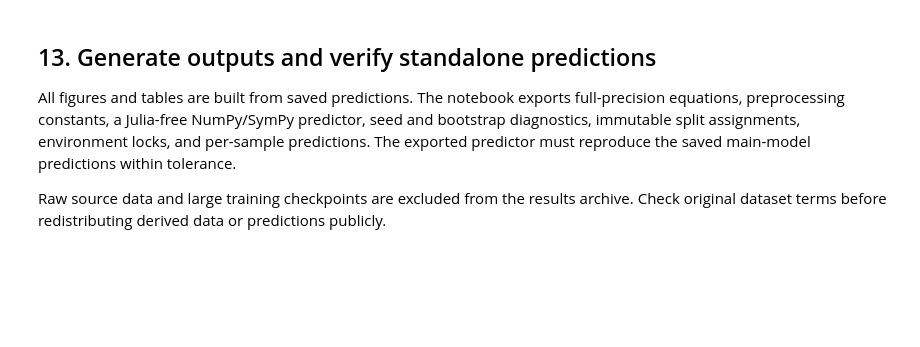
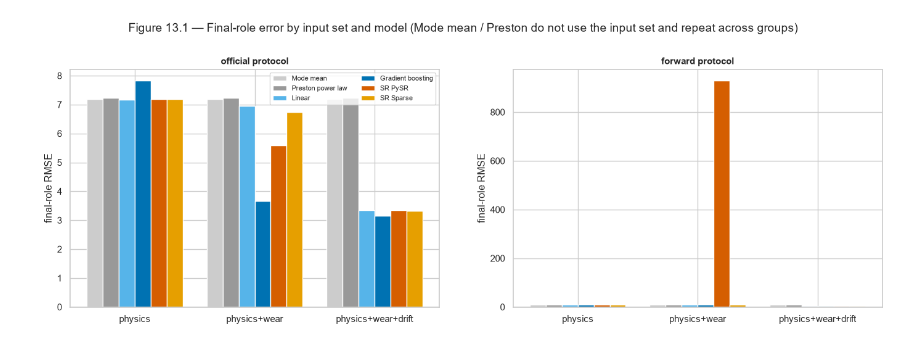
Before and after one commit to Gautam-25mm06004/cmp-removal-rate-symbolic-regression, a Jupyter notebook: notebooks/02_symbolic_regression_study.ipynb, the cells around one changed output. Drawn from its saved outputs; the diff is of its cells as text; code cells hidden in the pictures; blank space fills up the shorter version.

```diff
--- a/notebooks/02_symbolic_regression_study.ipynb
+++ b/notebooks/02_symbolic_regression_study.ipynb
@@ -1574,2 +924,27 @@ Input-range drift is measured from the fitting distribution to each holdout, inc
 # %%
-run_phase('uncertainty')
+def paired_boot(d, pa, pb, draws=CONFIG['bootstrap_draws'], seed=CONFIG['seed']):
+    w = d.WAFER_ID.values; uw, inv = np.unique(w, return_inverse=True)
+    ea, eb = (d[TARGET].values - pa) ** 2, (d[TARGET].values - pb) ** 2
+    sa, sb, cnt = np.bincount(inv, ea), np.bincount(inv, eb), np.bincount(inv)
+    rng_ = np.random.default_rng(seed); out = np.empty(draws)
+    for i in range(draws):
+        k = rng_.integers(0, len(uw), len(uw))
+        n_ = cnt[k].sum(); out[i] = np.sqrt(sa[k].sum() / n_) - np.sqrt(sb[k].sum() / n_)
+    return np.quantile(out, [.025, .5, .975])
+
+cmp_rows = []
+for p, P in PROTOCOLS.items():
+    fin = P['data'][P['data'].ROLE == 'final']
+    for e in EXPERIMENTS:
+        for eng in ENGINES:
+            a = PRED[(p, e, f'SR {eng}')]
+            for ref, refkey in [('Mode mean', (p, 'physics', 'Mode mean')), ('Preston power law', (p, 'physics', 'Preston power law')),
+                                ('Linear', (p, e, 'Linear')), ('Gradient boosting', (p, e, 'Gradient boosting'))]:
+                lo, medd, hi = paired_boot(fin, a, PRED[refkey])
+                ref_rmse = rmse(fin[TARGET], PRED[refkey]); small = abs(medd) < 0.02 * ref_rmse
+                verdict = ('no clear difference' if lo <= 0 <= hi else 'negligible difference' if small else 'SR better' if hi < 0 else 'SR worse')
+                cmp_rows.append({'protocol': p, 'experiment': e, 'SR engine': eng, 'vs': ref, 'ref RMSE': ref_rmse, 'ΔRMSE (SR − ref)': medd,
+                                 'Δ as % of ref': 100 * medd / ref_rmse, 'CI low': lo, 'CI high': hi, 'verdict': verdict})
+comparisons = pd.DataFrame(cmp_rows)
+comparisons.to_csv(SR / 'paired_comparisons.csv', index=False)
+display(comparisons.round(3))
@@ -1576,7 +969,20 @@ run_phase('uncertainty')
-# %% [markdown]
-## 13. Generate outputs and verify standalone predictions
-
-All figures and tables are built from saved predictions. The notebook exports full-precision equations, preprocessing constants, a Julia-free NumPy/SymPy predictor, seed and bootstrap diagnostics, immutable split assignments, environment locks, and per-sample predictions. The exported predictor must reproduce the saved main-model predictions within tolerance.
-
-Raw source data and large training checkpoints are excluded from the results archive. Check original dataset terms before redistributing derived data or predictions publicly.
+# %%
+fig, axes = plt.subplots(1, 2, figsize=(17, 5), sharey=False)
+order = ['Mode mean', 'Preston power law', 'Linear', 'Gradient boosting'] + [f'SR {e_}' for e_ in ENGINES]
+colors = {'Mode mean': '#cccccc', 'Preston power law': '#999999', 'Linear': '#56B4E9', 'Gradient boosting': '#0072B2', 'SR PySR': '#D55E00', 'SR Sparse': '#E69F00'}
+for ax, p in zip(axes, PROTOCOLS):
+    f_ = final[final.protocol == p]
+    x = np.arange(len(EXPERIMENTS)); w = .8 / len(order)
+    for k, name in enumerate(order):
+        vals = []
+        for e in EXPERIMENTS:
+            r = f_[(f_.model == name) & ((f_.experiment == e) | (f_.experiment == '-'))]
+            vals.append(r.RMSE.iloc[0] if len(r) else np.nan)
+        ax.bar(x + (k - len(order) / 2 + .5) * w, vals, w, label=name, color=colors.get(name, '#333'))
+    ax.set_xticks(x); ax.set_xticklabels(list(EXPERIMENTS)); ax.set_ylabel('final-role RMSE'); ax.set_title(f'{p} protocol')
+axes[0].legend(fontsize=8, ncol=2)
+fig.suptitle('Figure 13.1 — Final-role error by input set and model (Mode mean / Preston do not use the input set and repeat across groups)', y=1.03)
+savefig(fig, '13_01_final_rmse')
+# %% [output]
+[figure, added]
 # %%
```
Also changed, not shown: parts of 62 cells of this notebook, 1 other file.
